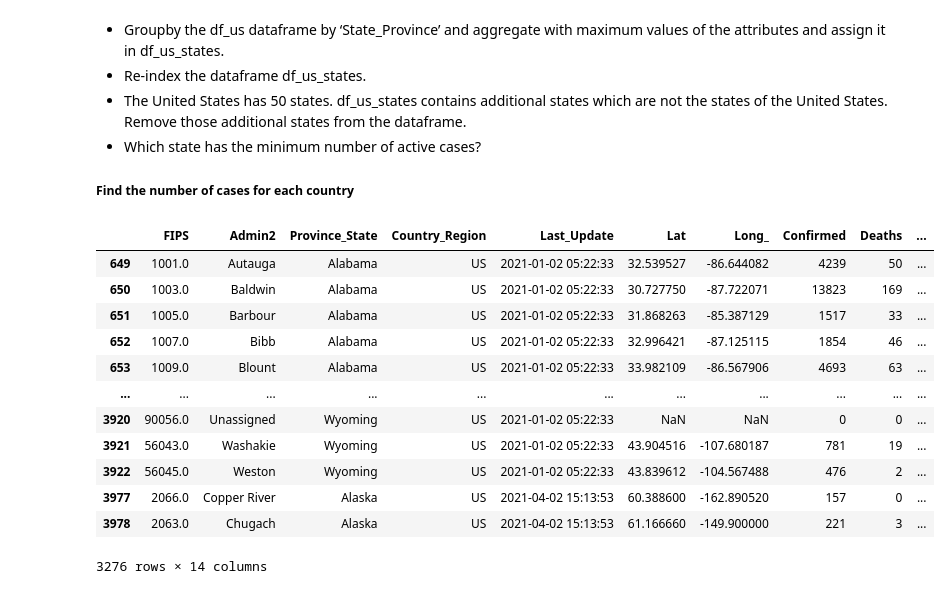
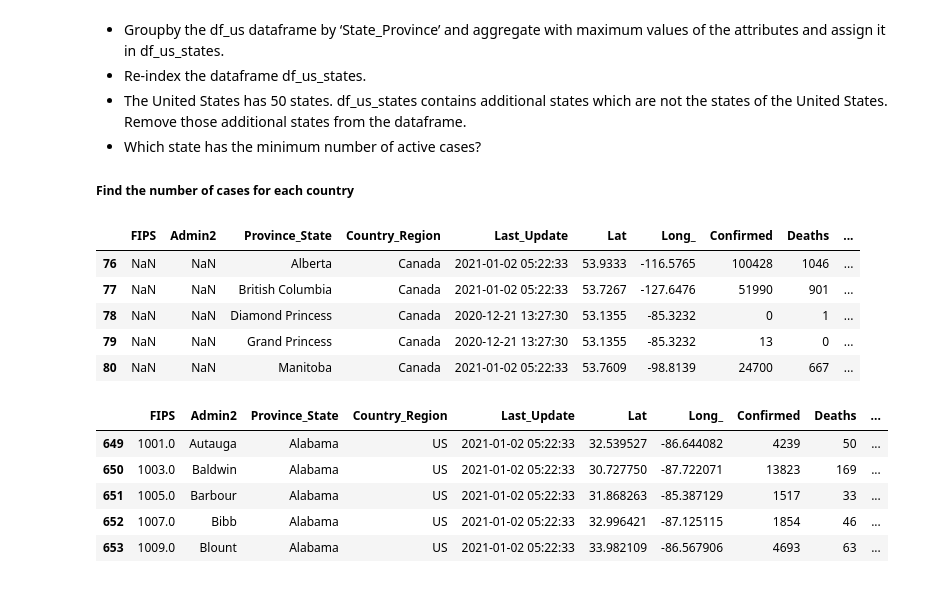
Before and after one commit to saras108/Intern, a Jupyter notebook: pandas/Untitled.ipynb, the cells around one changed output. Saved outputs shown, nothing was run; the diff lists cells and outputs as text; code cells hidden in the pictures.

```diff
--- a/pandas/Untitled.ipynb
+++ b/pandas/Untitled.ipynb
@@ -305,27 +303,27 @@ df_canada = datas[ datas['Country_Region'] == 'Canada']
 
 df_canada = df_canada.fillna(df_canada.median(skipna = True))
 
-# df_canada
+df_canada.head()
+# %% [output]
+|  | FIPS | Admin2 | Province_State | Country_Region | Last_Update | Lat | Long_ | Confirmed | Deaths | ... |
+| 76 | NaN | NaN | Alberta | Canada | 2021-01-02 05:22:33 | 53.9333 | -116.5765 | 100428 | 1046 | ... |
+| 77 | NaN | NaN | British Columbia | Canada | 2021-01-02 05:22:33 | 53.7267 | -127.6476 | 51990 | 901 | ... |
+| 78 | NaN | NaN | Diamond Princess | Canada | 2020-12-21 13:27:30 | 53.1355 | -85.3232 | 0 | 1 | ... |
+| 79 | NaN | NaN | Grand Princess | Canada | 2020-12-21 13:27:30 | 53.1355 | -85.3232 | 13 | 0 | ... |
+| 80 | NaN | NaN | Manitoba | Canada | 2021-01-02 05:22:33 | 53.7609 | -98.8139 | 24700 | 667 | ... |
 # %%
 # Filter the Country_Region whose value == “US” and assign it in dataframe df_us.
 
 df_us = datas[ datas['Country_Region'] == 'US']
 
-df_us
+df_us.head()
 # %% [output]
 |  | FIPS | Admin2 | Province_State | Country_Region | Last_Update | Lat | Long_ | Confirmed | Deaths | ... |
 | 649 | 1001.0 | Autauga | Alabama | US | 2021-01-02 05:22:33 | 32.539527 | -86.644082 | 4239 | 50 | ... |
 | 650 | 1003.0 | Baldwin | Alabama | US | 2021-01-02 05:22:33 | 30.727750 | -87.722071 | 13823 | 169 | ... |
 | 651 | 1005.0 | Barbour | Alabama | US | 2021-01-02 05:22:33 | 31.868263 | -85.387129 | 1517 | 33 | ... |
 | 652 | 1007.0 | Bibb | Alabama | US | 2021-01-02 05:22:33 | 32.996421 | -87.125115 | 1854 | 46 | ... |
 | 653 | 1009.0 | Blount | Alabama | US | 2021-01-02 05:22:33 | 33.982109 | -86.567906 | 4693 | 63 | ... |
-| ... | ... | ... | ... | ... | ... | ... | ... | ... | ... | ... |
-| 3920 | 90056.0 | Unassigned | Wyoming | US | 2021-01-02 05:22:33 | NaN | NaN | 0 | 0 | ... |
-| 3921 | 56043.0 | Washakie | Wyoming | US | 2021-01-02 05:22:33 | 43.904516 | -107.680187 | 781 | 19 | ... |
-| 3922 | 56045.0 | Weston | Wyoming | US | 2021-01-02 05:22:33 | 43.839612 | -104.567488 | 476 | 2 | ... |
-| 3977 | 2066.0 | Copper River | Alaska | US | 2021-04-02 15:13:53 | 60.388600 | -162.890520 | 157 | 0 | ... |
-| 3978 | 2063.0 | Chugach | Alaska | US | 2021-04-02 15:13:53 | 61.166660 | -149.900000 | 221 | 3 | ... |
-3276 rows × 14 columns
 # %%
 # Groupby the df_us dataframe by ‘State_Province’ and aggregate with maximum values of the attributes and assign it in df_us_states.
 
```
Also changed, not shown: parts of 9 cells of this notebook.
